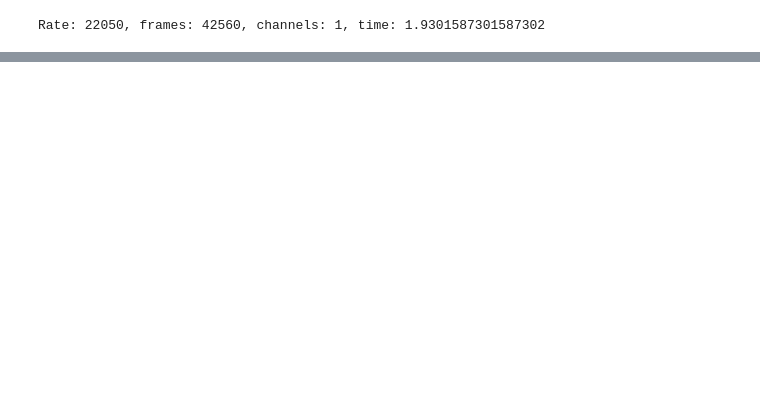
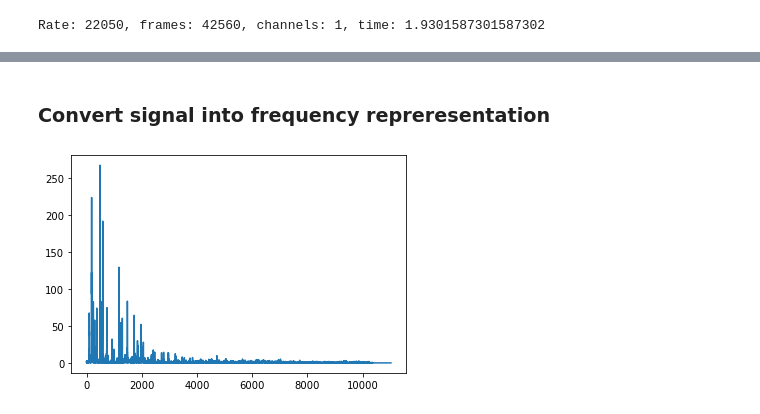
Before and after one commit to hsu-ai-course/hsu.ai, a Jupyter notebook: code/06. Chord.ipynb, the cells around one changed output, grey strips where cells are left out. Cells and saved outputs as stored; diff of their text form; code cells hidden in the pictures; blank space fills up the shorter version.

```diff
--- a/code/06. Chord.ipynb
+++ b/code/06. Chord.ipynb
@@ -44,0 +47,17 @@ Refer to [this document](https://pages.mtu.edu/~suits/notefreqs.html) to learn n
+# %% [markdown]
+### Convert signal into frequency repreresentation
+# %%
+from scipy.fftpack import fft, ifft
+from scipy.io import wavfile
+
+# let's use for simplicity 1 second
+chord = [v / 16536. for v in signal[:RATE]]
+
+############ TODO #####################################################################
+## compute fft, take first half of the array and only absolute values of real numbers #
+#######################################################################################
+
+plt.plot(spectrum)
+plt.show()
+# %% [output]
+[figure, added]
```
Also changed, not shown: parts of 9 cells of this notebook.
